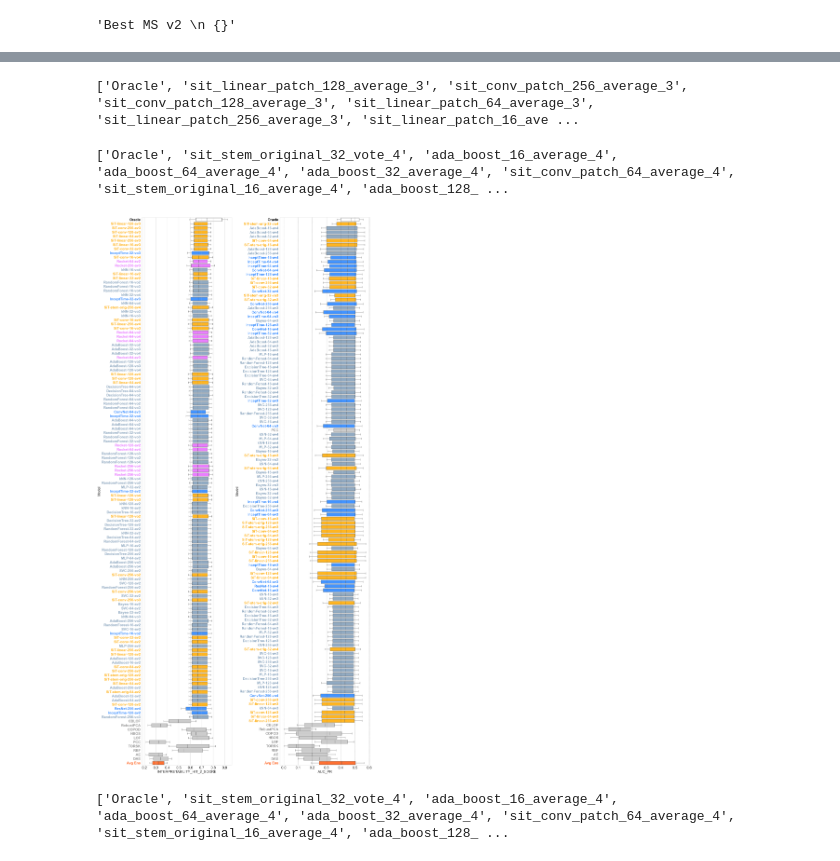
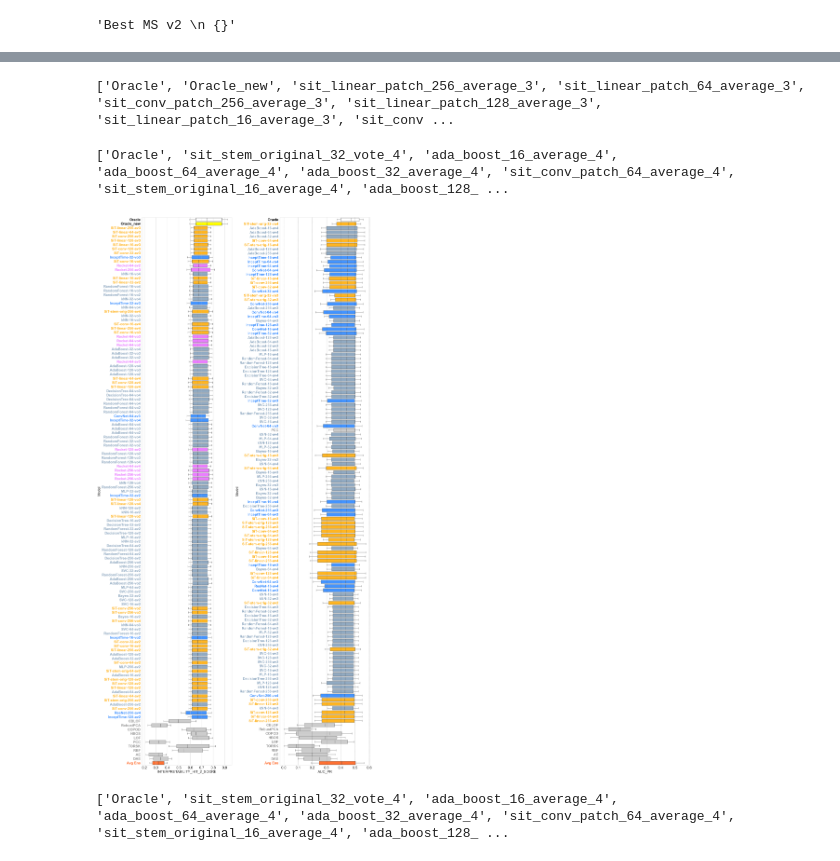
Before and after one commit to doanthihoaithu/MSAD, a Jupyter notebook: analyze_combining_detectors_interpretability.ipynb, the cells around one changed output, grey strips where cells are left out. Drawn from its saved outputs; the diff is of its cells as text; code cells hidden in the pictures.

```diff
--- a/analyze_combining_detectors_interpretability.ipynb
+++ b/analyze_combining_detectors_interpretability.ipynb
@@ -123,7 +123,7 @@ Combined detector methods: ['ada_boost_128_average_1', 'resnet_default_64_averag
 # Replace this value with "AUC_PR" or "VUS_PR" to obtain the corresponding results
 # measure_name = 'VUS_PR'
 measure_names = ['INTERPRETABILITY_HIT_2_SCORE', 'AUC_PR', 'VUS_PR']
-base_lines = ['Oracle', 'Avg Ens']
+base_lines = ['Oracle', 'Avg Ens', 'Oracle_new']
 
 # ['INTERPRETABILITY_HIT_2_SCORE', 'INTERPRETABILITY_LOG_SCORE']
 
@@ -267,6 +267,7 @@ Number of model selectors v2 not in v1: 525
 # Set up methods' colors
 methods_colors = {
     "oracle": "#FFFFFF",
+    "oracle_new": "#FFFF00",
     "avg_ens": "#FF7133",
     "best_ms": "#33D4FF",
     "best_ms_combine": "#81E759",
@@ -426,6 +427,7 @@ template_names = {
     'POLY': 'POLY',
     'Avg Ens': 'Avg Ens',
     'Oracle': 'Oracle',
+    'Oracle_new': 'Oracle_new',
     'VUS_PR': 'VUS-PR',
     'label': 'Label',
     'best_ms': 'Best MS v1 \n {}',
@@ -610,7 +615,7 @@ for measure_name in measure_names[:-1]:
                 for k in [1,2,3,4]:
                     my_pal_tmp = {method.format(length, strategy, k):color for method in family}
                     my_pal = {**my_pal, **my_pal_tmp}
-    my_pal = {**my_pal,**{"Avg Ens": methods_colors["avg_ens"], 'Oracle': methods_colors["oracle"]}}
+    my_pal = {**my_pal,**{"Avg Ens": methods_colors["avg_ens"], 'Oracle': methods_colors["oracle"], 'Oracle_new': methods_colors["oracle_new"]}}
 
     # Crete boxplot and stripplot
     showed_model_selectors = order[:120]
@@ -636,35 +641,35 @@ for measure_name in measure_names[:-1]:
         elif ('Avg Ens' in tick_label.get_text()):
             tick_label.set_color(methods_colors["avg_ens"])
         elif '_'not  in tick_label.get_text():
             tick_label.set_color("#999999")
         else:
             tick_label.set_color(methods_colors["feature_based"])
 
     # Change xtick labels to camera-ready names
     new_yticks_labels = []
     for i, tick_label in enumerate(ax.get_yticklabels()):
         method_name = tick_label.get_text()
         if method_name in final_names:
             # print('Method name:', method_name, '->', final_names[method_name])
             tick_label.set_text(final_names[method_name])
         else:
             # print('Method name:', method_name)
             tick_label.set_text(method_name)
         new_yticks_labels.append(tick_label)
     ax.set_yticklabels(new_yticks_labels)
 
 # plt.xticks(rotation=90)
 # plt.yticks(rotation=90)
 # plt.ylabel(final_names[measure_name])
 
 plt.tight_layout()
 # plt.savefig(figure_path.format('5_overall_results_full_1'))
 plt.show()
 plt.close()
 # %% [output]
-['Oracle', 'sit_linear_patch_128_average_3', 'sit_conv_patch_256_average_3', 'sit_conv_patch_128_average_3', 'sit_linear_patch_64_average_3', 'sit_linear_patch_256_average_3', 'sit_linear_patch_16_ave ...
+['Oracle', 'Oracle_new', 'sit_linear_patch_256_average_3', 'sit_linear_patch_64_average_3', 'sit_conv_patch_256_average_3', 'sit_linear_patch_128_average_3', 'sit_linear_patch_16_average_3', 'sit_conv ...
 ['Oracle', 'sit_stem_original_32_vote_4', 'ada_boost_16_average_4', 'ada_boost_64_average_4', 'ada_boost_32_average_4', 'sit_conv_patch_64_average_4', 'sit_stem_original_16_average_4', 'ada_boost_128_ ...
-[figure, old version]
+[figure, new version]
 # %%
 plt.rcParams.update({'font.size': 18})
 # plt.figure(figsize=(20, 40))
```
Also changed, not shown: parts of 7 cells of this notebook, 11 other files.
